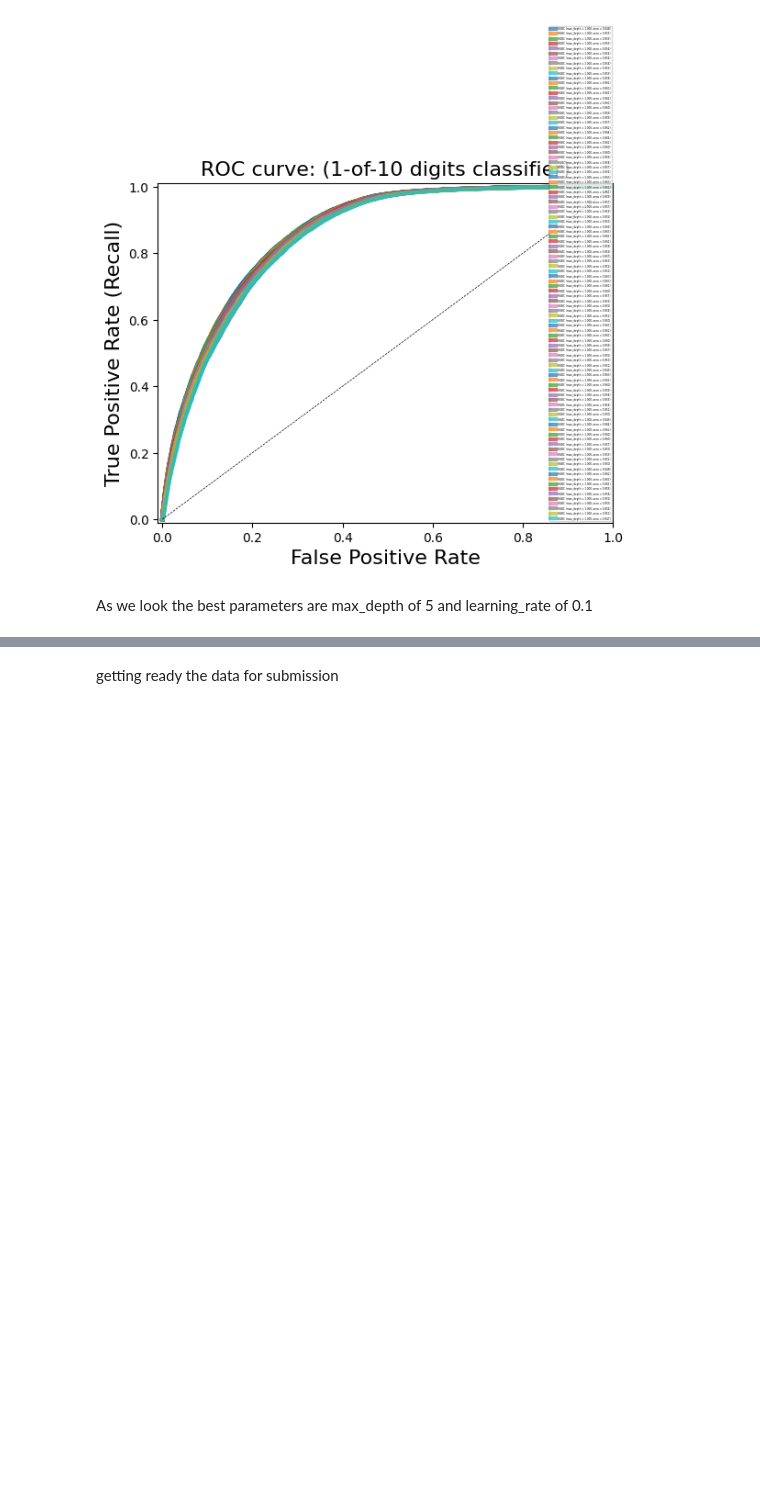
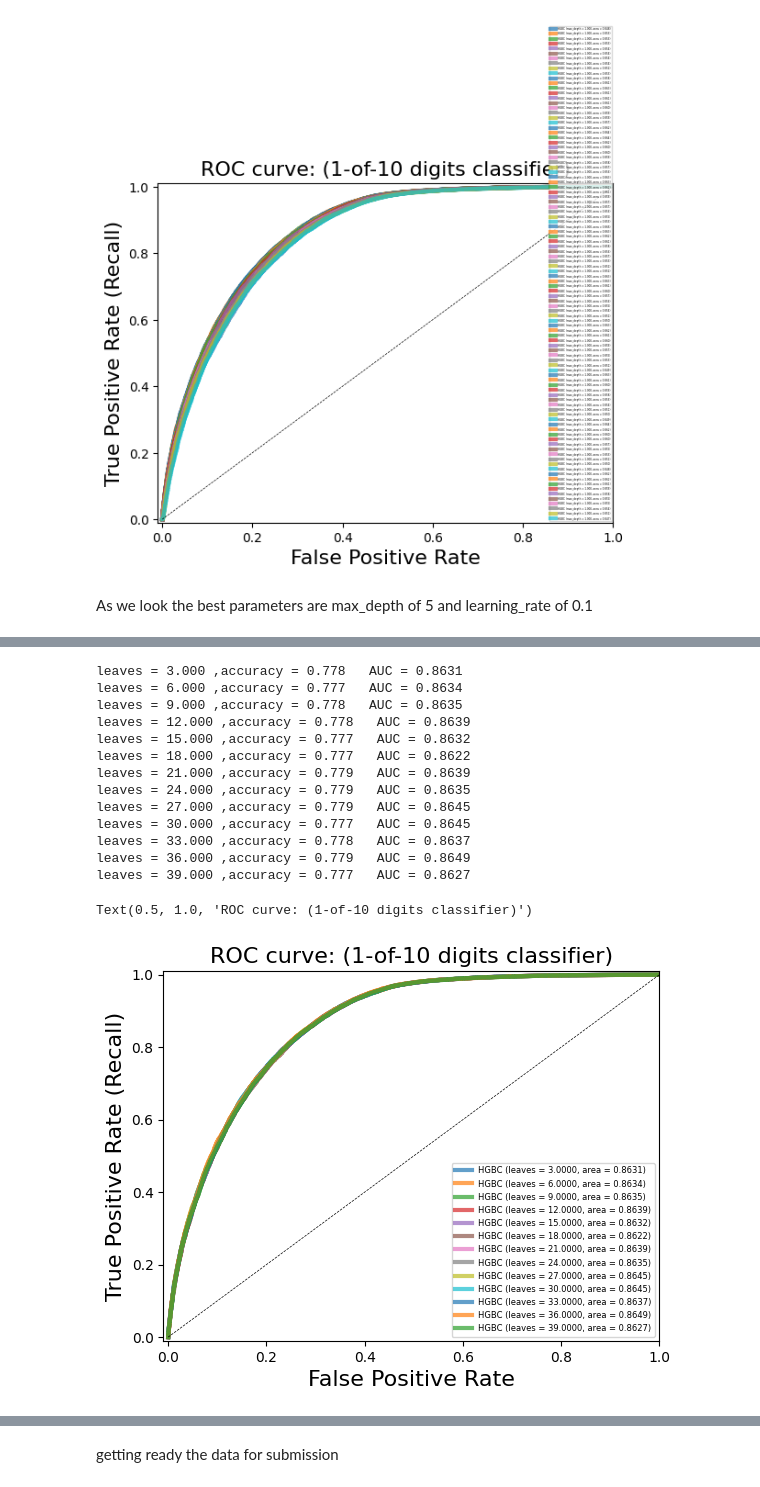
Before and after one commit to I-STALKER-I/Binary-Prediction-of-Smoker-Status-using-Bio-Signals, a Jupyter notebook: model.ipynb, the cells around one changed output, grey strips where cells are left out. Drawn from its saved outputs; the diff is of its cells as text; code cells hidden in the pictures; blank space fills up the shorter version.

```diff
--- a/model.ipynb
+++ b/model.ipynb
@@ -236,0 +268,37 @@ hgclf = HistGradientBoostingClassifier(max_depth=5,learning_rate=0.1,max_iter=30
+# %%
+plt.figure()
+plt.xlim([-0.01, 1.00])
+plt.ylim([-0.01, 1.01])
+for leaves in [3,6,9,12,15,18,21,24,27,30,33,36,39] :
+        hgclf = HistGradientBoostingClassifier(max_depth=5,learning_rate=0.1,max_iter=400,min_samples_leaf=leaves).fit(X_train_scaled,y_train)
+        y_score_hgc = hgclf.decision_function(X_test_scaled)
+        fpr_hgc, tpr_hgc, _ = roc_curve(y_test, y_score_hgc)
+        roc_auc_hgc = auc(fpr_hgc, tpr_hgc)
+        accuracy_hgc = hgclf.score(X_test_scaled, y_test)
+        print("leaves = {:.3f} ,accuracy = {:.3f}   AUC = {:.4f}".format(leaves, accuracy_hgc,
+                                                                    roc_auc_hgc))
+        plt.plot(fpr_hgc, tpr_hgc, lw=3, alpha=0.7,
+             label='HGBC (leaves = {:0.4f}, area = {:0.4f})'.format(leaves, roc_auc_hgc))
+
+plt.xlabel('False Positive Rate', fontsize=16)
+plt.ylabel('True Positive Rate (Recall)', fontsize=16)
+plt.plot([0, 1], [0, 1], color='k', lw=0.5, linestyle='--')
+plt.legend(loc="lower right", fontsize=6)
+plt.title('ROC curve: (1-of-10 digits classifier)', fontsize=16)
+#plt.axes().set_aspect('equal')
+# %% [output]
+leaves = 3.000 ,accuracy = 0.778   AUC = 0.8631
+leaves = 6.000 ,accuracy = 0.777   AUC = 0.8634
+leaves = 9.000 ,accuracy = 0.778   AUC = 0.8635
+leaves = 12.000 ,accuracy = 0.778   AUC = 0.8639
+leaves = 15.000 ,accuracy = 0.777   AUC = 0.8632
+leaves = 18.000 ,accuracy = 0.777   AUC = 0.8622
+leaves = 21.000 ,accuracy = 0.779   AUC = 0.8639
+leaves = 24.000 ,accuracy = 0.779   AUC = 0.8635
+leaves = 27.000 ,accuracy = 0.779   AUC = 0.8645
+leaves = 30.000 ,accuracy = 0.777   AUC = 0.8645
+leaves = 33.000 ,accuracy = 0.778   AUC = 0.8637
+leaves = 36.000 ,accuracy = 0.779   AUC = 0.8649
+leaves = 39.000 ,accuracy = 0.777   AUC = 0.8627
+Text(0.5, 1.0, 'ROC curve: (1-of-10 digits classifier)')
+[figure, added]
```
Also changed, not shown: parts of 6 cells of this notebook, 1 other file.
